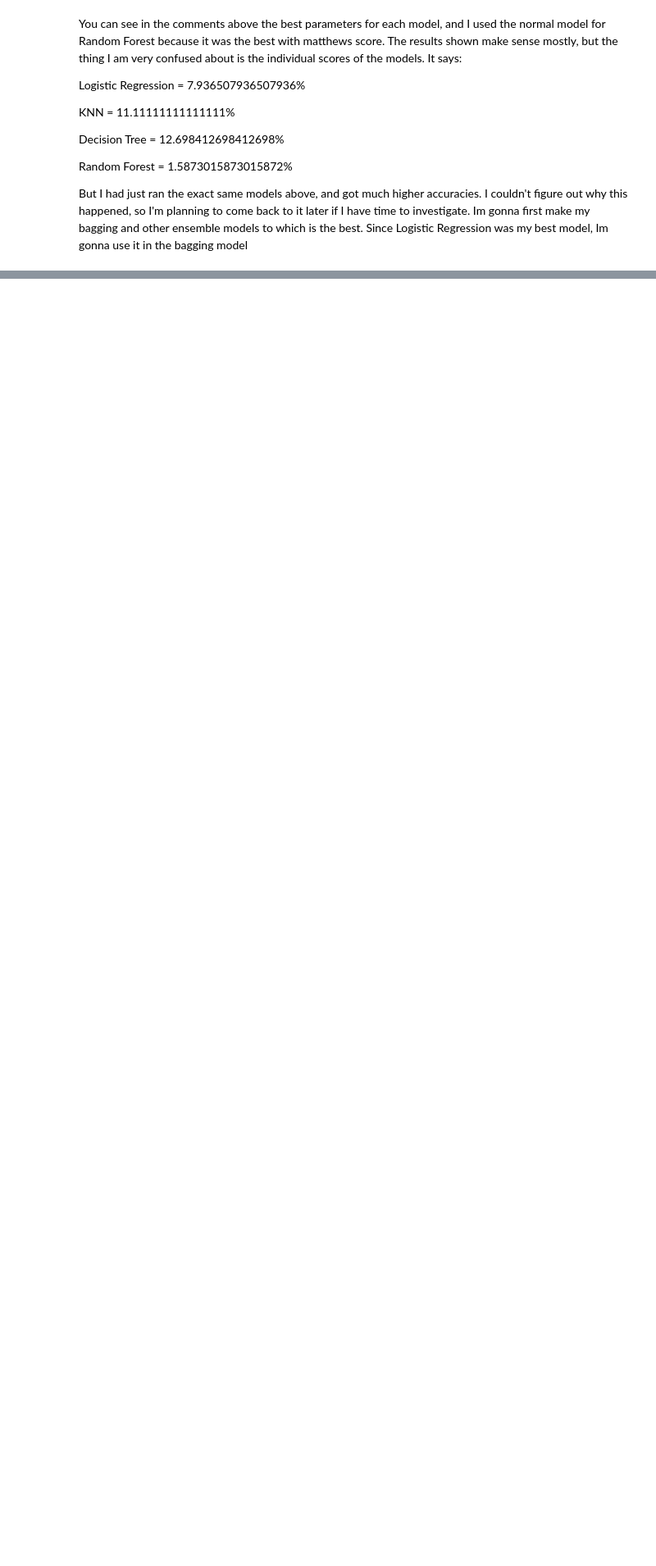
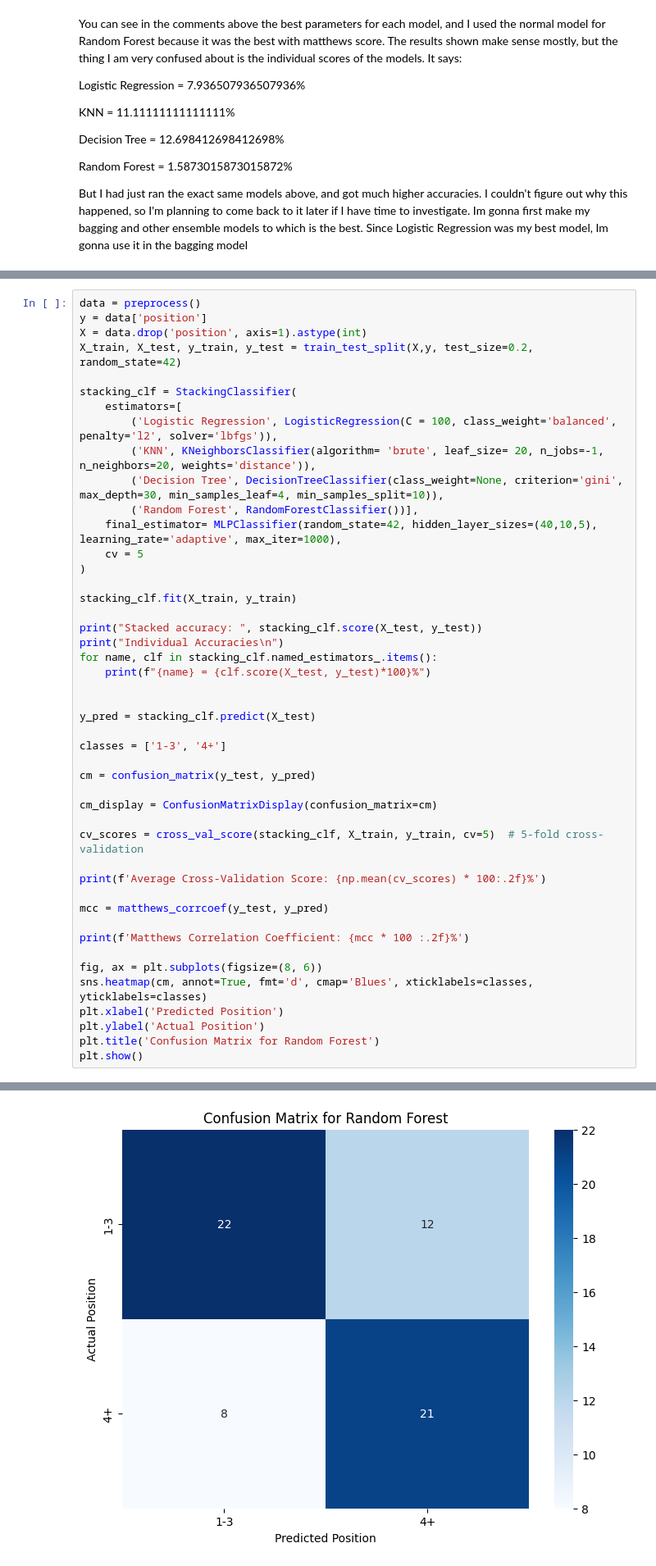
Before and after one commit to agupta7654/ml, a Jupyter notebook: Report-02.ipynb, the cells around one changed output, grey strips where cells are left out. Shown: that part at 82% size. Drawn from its saved outputs; the diff is of its cells as text; blank space fills up the shorter version.

```diff
--- a/Report-02.ipynb
+++ b/Report-02.ipynb
@@ -824,0 +893,47 @@ Wow, it has the exact same matthews score as Logisitc Regresoin, but a lower acc
+# %%
+data = preprocess()
+y = data['position']
+X = data.drop('position', axis=1).astype(int)
+X_train, X_test, y_train, y_test = train_test_split(X,y, test_size=0.2, random_state=42)
+
+stacking_clf = StackingClassifier(
+    estimators=[
+        ('Logistic Regression', LogisticRegression(C = 100, class_weight='balanced', penalty='l2', solver='lbfgs')),
+        ('KNN', KNeighborsClassifier(algorithm= 'brute', leaf_size= 20, n_jobs=-1, n_neighbors=20, weights='distance')),
+        ('Decision Tree', DecisionTreeClassifier(class_weight=None, criterion='gini', max_depth=30, min_samples_leaf=4, min_samples_split=10)),
+        ('Random Forest', RandomForestClassifier())],
+    final_estimator= MLPClassifier(random_state=42, hidden_layer_sizes=(40,10,5), learning_rate='adaptive', max_iter=1000),
+    cv = 5
+)
+
+stacking_clf.fit(X_train, y_train)
+
+print("Stacked accuracy: ", stacking_clf.score(X_test, y_test))
+print("Individual Accuracies\n")
+for name, clf in stacking_clf.named_estimators_.items():
+    print(f"{name} = {clf.score(X_test, y_test)*100}%")
+
+
+y_pred = stacking_clf.predict(X_test)
+
+classes = ['1-3', '4+']
+
+cm = confusion_matrix(y_test, y_pred)
+
+cm_display = ConfusionMatrixDisplay(confusion_matrix=cm)
+
+cv_scores = cross_val_score(stacking_clf, X_train, y_train, cv=5)  # 5-fold cross-validation
+
+print(f'Average Cross-Validation Score: {np.mean(cv_scores) * 100:.2f}%')
+
+mcc = matthews_corrcoef(y_test, y_pred)
+
+print(f'Matthews Correlation Coefficient: {mcc * 100 :.2f}%')
+
+fig, ax = plt.subplots(figsize=(8, 6))
+sns.heatmap(cm, annot=True, fmt='d', cmap='Blues', xticklabels=classes, yticklabels=classes)
+plt.xlabel('Predicted Position')
+plt.ylabel('Actual Position')
+plt.title('Confusion Matrix for Random Forest')
+plt.show()
+# %% [output]
@@ -824,0 +949 @@ Wow, it has the exact same matthews score as Logisitc Regresoin, but a lower acc
+[figure, added]
```
Also changed, not shown: parts of 27 cells of this notebook, 1 other file.
